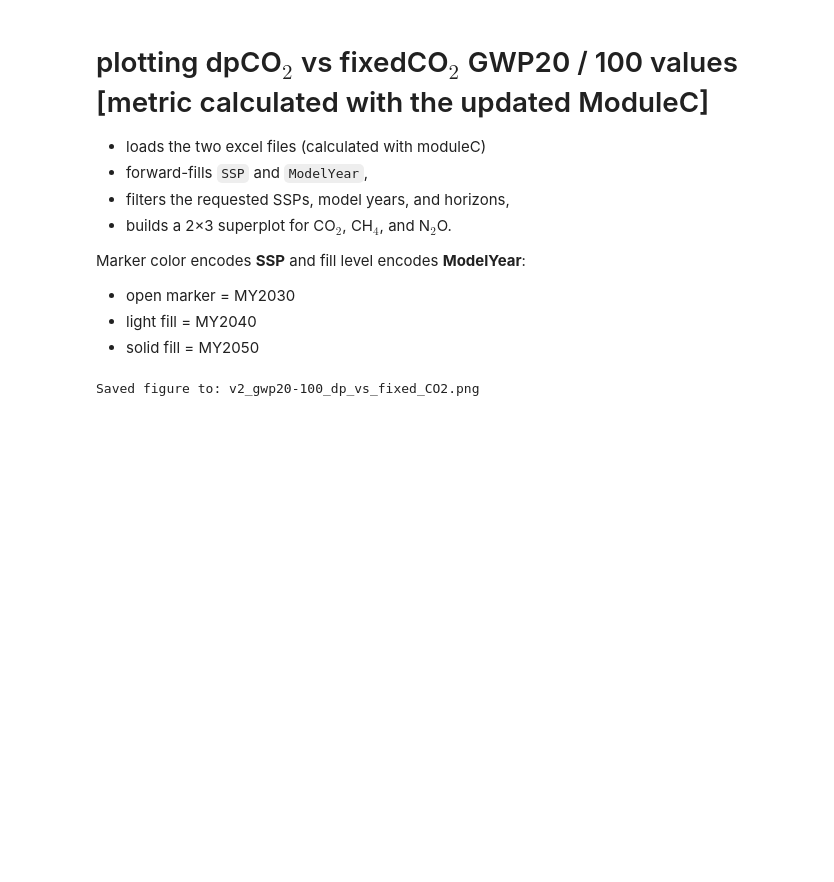
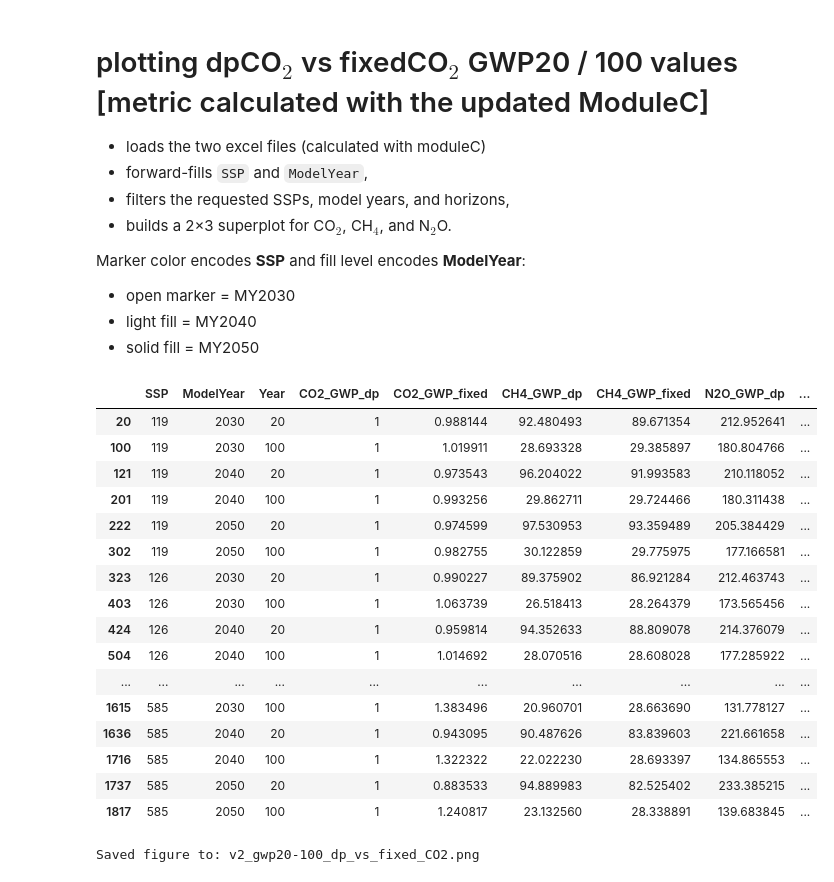
Before and after one commit to susierwu/dpLCA_GT, a Jupyter notebook: dpLCIA/Fig3-4_metrics/GWP_whIPCC_v2_dp_vs_fixed_superplot.ipynb, the cells around one changed output. Saved outputs shown, nothing was run; the diff lists cells and outputs as text; code cells hidden in the pictures; blank space fills up the shorter version.

Commit message:
add plots

```diff
--- a/dpLCIA/Fig3-4_metrics/GWP_whIPCC_v2_dp_vs_fixed_superplot.ipynb
+++ b/dpLCIA/Fig3-4_metrics/GWP_whIPCC_v2_dp_vs_fixed_superplot.ipynb
@@ -22,8 +22,8 @@ from matplotlib.patches import Patch
 # -----------------------------
 # inputs
 # -----------------------------
-DP_FILE = Path(r'../AGWPCO2_dp_approach/output_dpGWP_dpCO2_modC/dpGWP_dpCO2_CO2CH4N2O_modC.xlsx')
-FIXED_FILE = Path(r'../AGWPCO2_fixed_approach/output_dpGWP_fixedCO2_modC/dpGWP_fixedCO2_CO2CH4N2O_modC.xlsx')
+DP_FILE = Path(r'../dp_approach_ModBvsC/output_dpGWP_dpCO2_modC/dpGWP_dpCO2_CO2CH4N2O_modC.xlsx')
+FIXED_FILE = Path(r'../fixed_approach_ModBvcC/output_dpGWP_fixedCO2_modC/dpGWP_fixedCO2_CO2CH4N2O_modC.xlsx')
 
 SELECTED_SSPS = ['119', '126', '245', '434', '585']
 SELECTED_MODEL_YEARS = [ 2030, 2040, 2050]
@@ -419,6 +416,26 @@ plot_df = merged[
 ].copy()
 
 #display(plot_df[['SSP', 'ModelYear', 'Year', 'CO2_GWP_dp', 'CO2_GWP_fixed', 'CH4_GWP_dp', 'CH4_GWP_fixed', 'N2O_GWP_dp', 'N2O_GWP_fixed']])
+# %%
+display(plot_df[['SSP', 'ModelYear', 'Year', 'CO2_GWP_dp', 'CO2_GWP_fixed', 'CH4_GWP_dp', 'CH4_GWP_fixed', 'N2O_GWP_dp', 'N2O_GWP_fixed']])
+# %% [output]
+|  | SSP | ModelYear | Year | CO2_GWP_dp | CO2_GWP_fixed | CH4_GWP_dp | CH4_GWP_fixed | N2O_GWP_dp | ... |
+| 20 | 119 | 2030 | 20 | 1 | 0.988144 | 92.480493 | 89.671354 | 212.952641 | ... |
+| 100 | 119 | 2030 | 100 | 1 | 1.019911 | 28.693328 | 29.385897 | 180.804766 | ... |
+| 121 | 119 | 2040 | 20 | 1 | 0.973543 | 96.204022 | 91.993583 | 210.118052 | ... |
+| 201 | 119 | 2040 | 100 | 1 | 0.993256 | 29.862711 | 29.724466 | 180.311438 | ... |
+| 222 | 119 | 2050 | 20 | 1 | 0.974599 | 97.530953 | 93.359489 | 205.384429 | ... |
+| 302 | 119 | 2050 | 100 | 1 | 0.982755 | 30.122859 | 29.775975 | 177.166581 | ... |
+| 323 | 126 | 2030 | 20 | 1 | 0.990227 | 89.375902 | 86.921284 | 212.463743 | ... |
+| 403 | 126 | 2030 | 100 | 1 | 1.063739 | 26.518413 | 28.264379 | 173.565456 | ... |
+| 424 | 126 | 2040 | 20 | 1 | 0.959814 | 94.352633 | 88.809078 | 214.376079 | ... |
+| 504 | 126 | 2040 | 100 | 1 | 1.014692 | 28.070516 | 28.608028 | 177.285922 | ... |
+| ... | ... | ... | ... | ... | ... | ... | ... | ... | ... |
+| 1615 | 585 | 2030 | 100 | 1 | 1.383496 | 20.960701 | 28.663690 | 131.778127 | ... |
+| 1636 | 585 | 2040 | 20 | 1 | 0.943095 | 90.487626 | 83.839603 | 221.661658 | ... |
+| 1716 | 585 | 2040 | 100 | 1 | 1.322322 | 22.022230 | 28.693397 | 134.865553 | ... |
+| 1737 | 585 | 2050 | 20 | 1 | 0.883533 | 94.889983 | 82.525402 | 233.385215 | ... |
+| 1817 | 585 | 2050 | 100 | 1 | 1.240817 | 23.132560 | 28.338891 | 139.683845 | ... |
 # %%
 fig, plot_df = make_superplot_with_ipcc(
     merged=merged,
```
Also changed, not shown: parts of 2 cells of this notebook, 15 other files.
